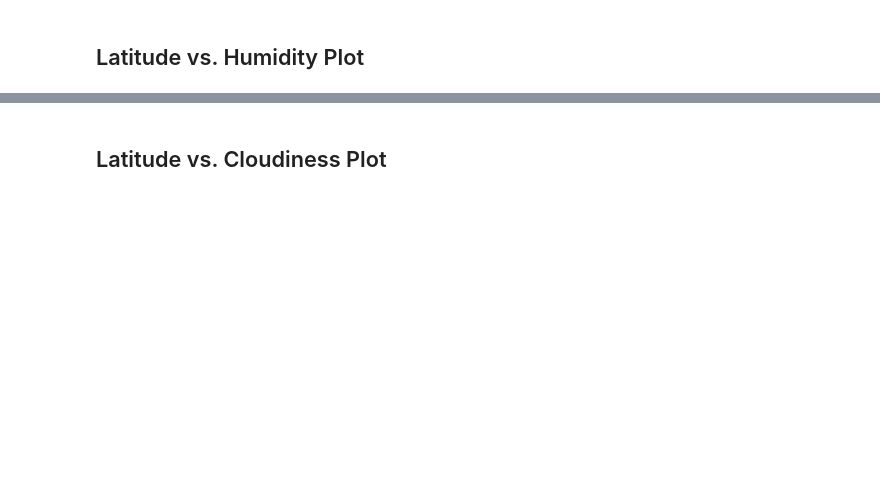
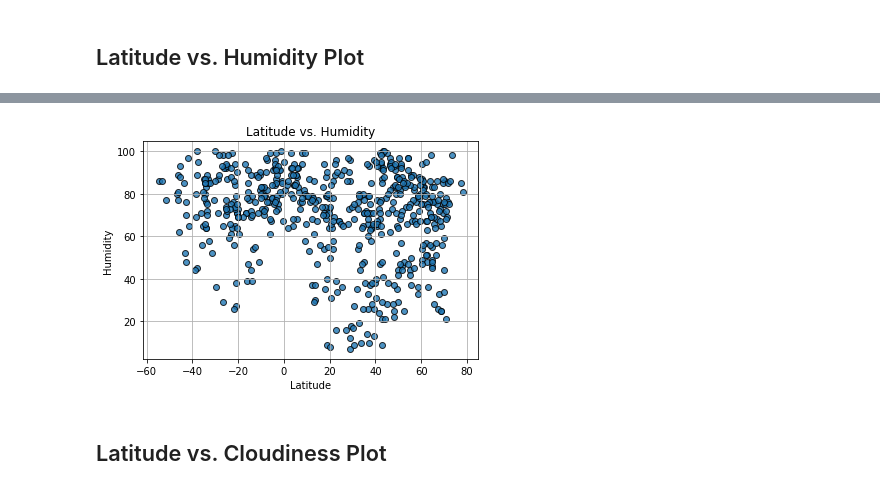
Before and after one commit to Fescamil1/python-api-challenge, a Jupyter notebook: WeatherPy/WeatherPy.ipynb, the cells around one changed output, grey strips where cells are left out. Drawn from its saved outputs; the diff is of its cells as text; code cells hidden in the pictures; blank space fills up the shorter version.

```diff
--- a/WeatherPy/WeatherPy.ipynb
+++ b/WeatherPy/WeatherPy.ipynb
@@ -190,2 +228,11 @@ Int64Index([], dtype='int64')
+# %%
+plt.scatter(weather_df["Lat"], weather_df["Humidity"],edgecolor="black", linewidths=1, marker="o", alpha=0.8, label="Cities")
+
+plt.title("Latitude vs. Humidity")
+plt.ylabel("Humidity")
+plt.xlabel("Latitude")
+plt.grid(True)
+# %% [output]
+[figure, added]
 # %% [markdown]
 ## Latitude vs. Cloudiness Plot
```
Also changed, not shown: parts of 14 cells of this notebook, 2 other files.
